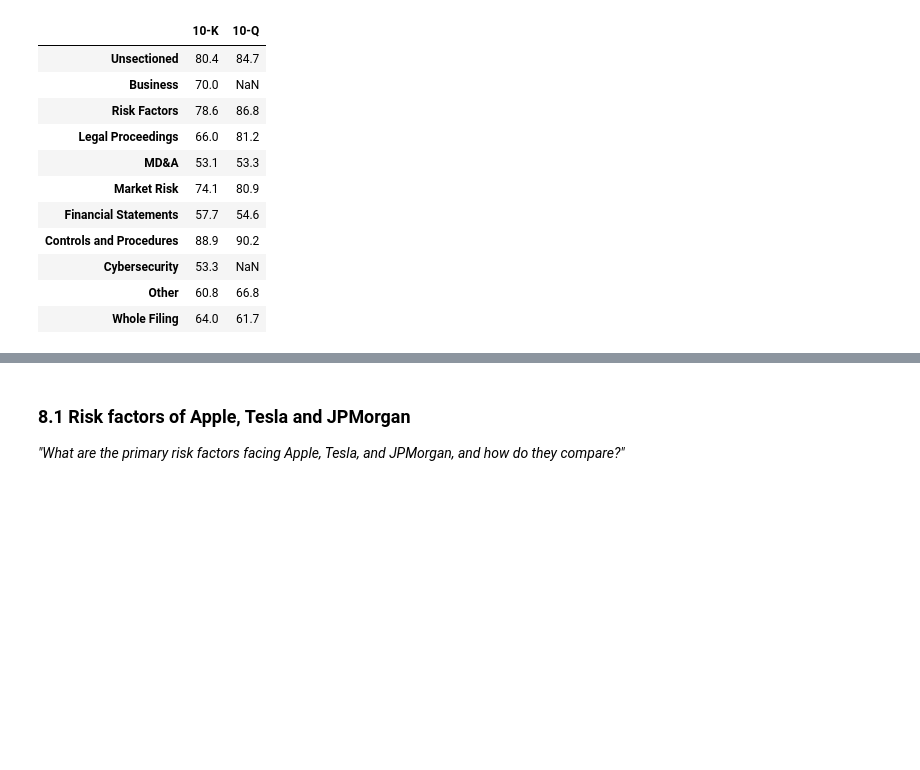
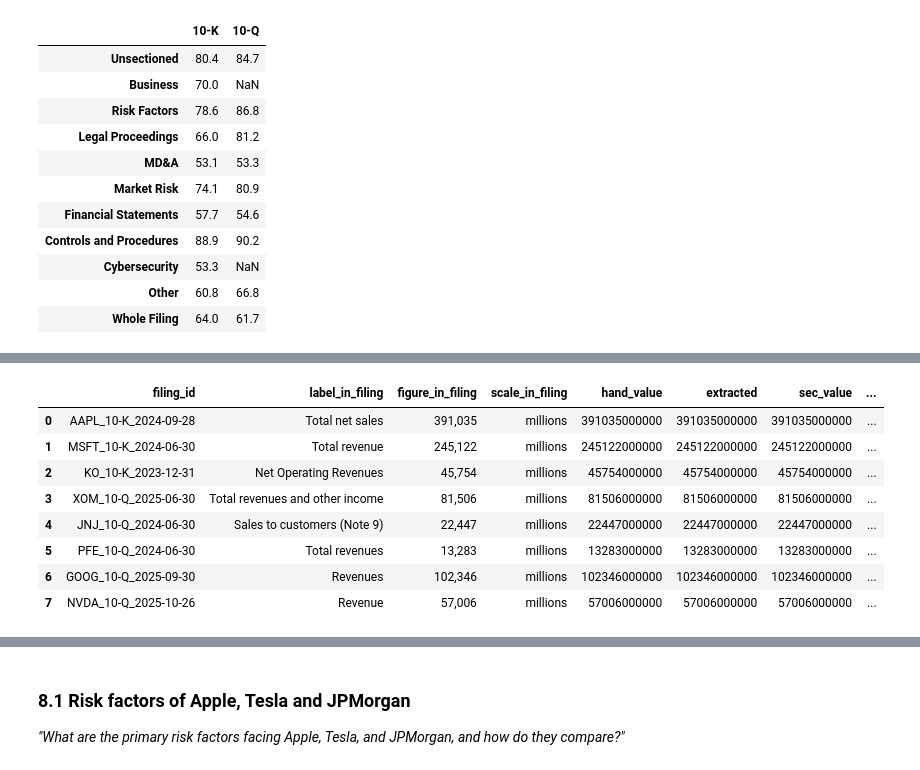
Before and after one commit to dwest1507/eliza-assessment, a Jupyter notebook: backend/notebooks/eda.ipynb, the cells around one changed output, grey strips where cells are left out. Saved outputs shown, nothing was run; the diff lists cells and outputs as text; code cells hidden in the pictures; blank space fills up the shorter version.

```diff
--- a/backend/notebooks/eda.ipynb
+++ b/backend/notebooks/eda.ipynb
@@ -1932,0 +2077,31 @@ a genuinely absent Item).
+# %%
+hand_checked = pd.DataFrame(
+    [
+        ("AAPL_10-K_2024-09-28", "Total net sales", "391,035", "millions"),
+        ("MSFT_10-K_2024-06-30", "Total revenue", "245,122", "millions"),
+        ("KO_10-K_2023-12-31", "Net Operating Revenues", "45,754", "millions"),
+        ("XOM_10-Q_2025-06-30", "Total revenues and other income", "81,506", "millions"),
+        ("JNJ_10-Q_2024-06-30", "Sales to customers (Note 9)", "22,447", "millions"),
+        ("PFE_10-Q_2024-06-30", "Total revenues", "13,283", "millions"),
+        ("GOOG_10-Q_2025-09-30", "Revenues", "102,346", "millions"),
+        ("NVDA_10-Q_2025-10-26", "Revenue", "57,006", "millions"),
+    ],
+    columns=["filing_id", "label_in_filing", "figure_in_filing", "scale_in_filing"],
+)
+hand_checked["hand_value"] = hand_checked["figure_in_filing"].str.replace(",", "").astype(
+    int
+) * hand_checked["scale_in_filing"].map({"millions": 1_000_000})
+hand_checked = hand_checked.merge(revenue[["filing_id", "extracted", "sec_value"]], on="filing_id")
+hand_checked["extracted_ok"] = hand_checked["hand_value"] == hand_checked["extracted"]
+hand_checked["sec_ok"] = hand_checked["hand_value"] == hand_checked["sec_value"]
+hand_checked
+# %% [output]
+|  | filing_id | label_in_filing | figure_in_filing | scale_in_filing | hand_value | extracted | sec_value | ... |
+| 0 | AAPL_10-K_2024-09-28 | Total net sales | 391,035 | millions | 391035000000 | 391035000000 | 391035000000 | ... |
+| 1 | MSFT_10-K_2024-06-30 | Total revenue | 245,122 | millions | 245122000000 | 245122000000 | 245122000000 | ... |
+| 2 | KO_10-K_2023-12-31 | Net Operating Revenues | 45,754 | millions | 45754000000 | 45754000000 | 45754000000 | ... |
+| 3 | XOM_10-Q_2025-06-30 | Total revenues and other income | 81,506 | millions | 81506000000 | 81506000000 | 81506000000 | ... |
+| 4 | JNJ_10-Q_2024-06-30 | Sales to customers (Note 9) | 22,447 | millions | 22447000000 | 22447000000 | 22447000000 | ... |
+| 5 | PFE_10-Q_2024-06-30 | Total revenues | 13,283 | millions | 13283000000 | 13283000000 | 13283000000 | ... |
+| 6 | GOOG_10-Q_2025-09-30 | Revenues | 102,346 | millions | 102346000000 | 102346000000 | 102346000000 | ... |
+| 7 | NVDA_10-Q_2025-10-26 | Revenue | 57,006 | millions | 57006000000 | 57006000000 | 57006000000 | ... |
```
Also changed, not shown: parts of 12 cells of this notebook, 9 other files.
